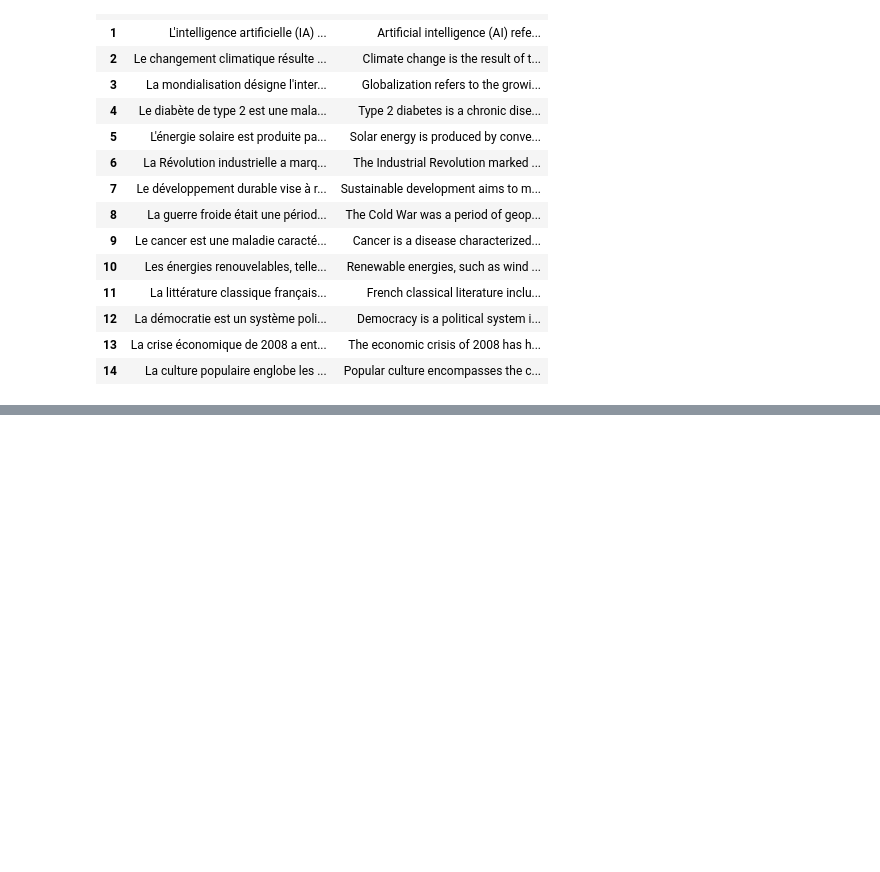
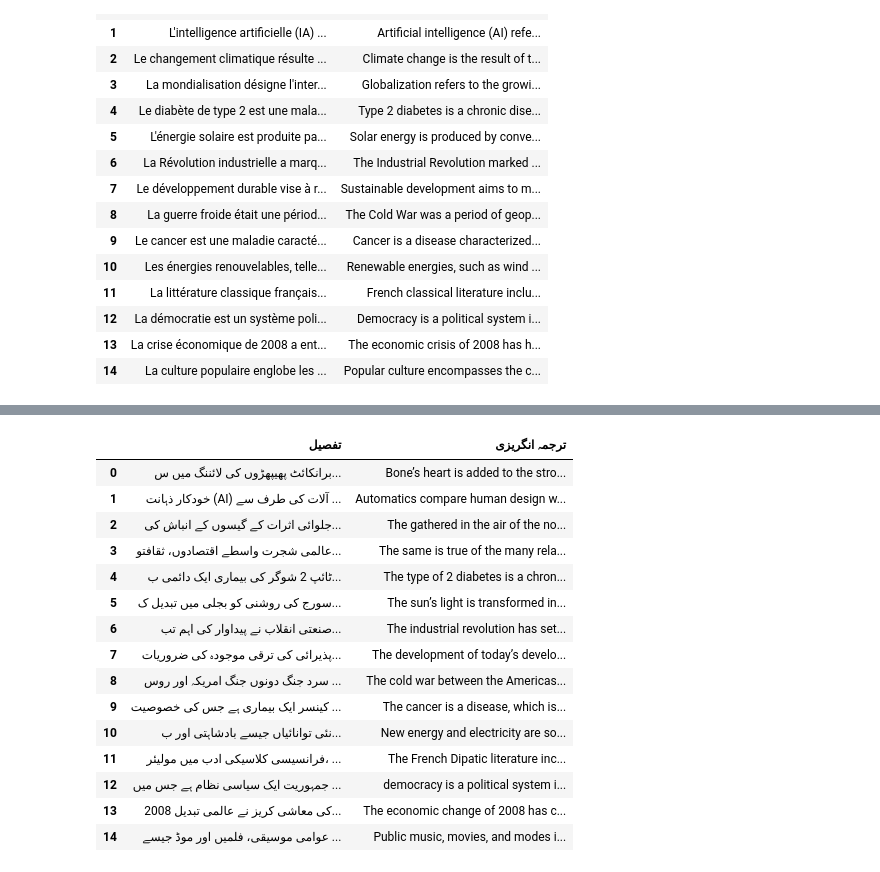
Before and after one commit to AtifQureshi110/BERT, a Jupyter notebook: translation_api_locked.ipynb, the cells around one changed output, grey strips where cells are left out. Drawn from its saved outputs; the diff is of its cells as text; code cells hidden in the pictures; blank space fills up the shorter version.

```diff
--- a/translation_api_locked.ipynb
+++ b/translation_api_locked.ipynb
@@ -154,0 +159,2 @@ df
+# %%
+translator = pipeline("translation", model="Helsinki-NLP/opus-mt-ur-en")
@@ -154,0 +169,23 @@ df
+# %%
+import pandas as pd
+
+data_urdu = [
+    "برانکائٹ پھیپھڑوں کی لائننگ میں سوزش ہوتی ہے جو پھیپھڑوں کو انفیضیہ کی بڑی لائننگ کے نام سے پکارا جاتا ہے جو پھیپھڑوں میں ہوتی ہے۔",
+    "خودکار ذہانت (AI) آلات کی طرف سے انسانی تشکیلی عملوں کی نقلی کیمیائیاً پروسیس کو موازنہ کرتا ہے۔",
+    "جلوائی اثرات کے گیسوں کے انباش کی انبلا ہوا میں جمع ہونے سے جوابی تبدیلیوں کو وجود میں لاتا ہے، جو جوابی تبدیلیوں کو پیدا کرتا ہے۔",
+    "عالمی شجرت واسطے اقتصادوں، ثقافتوں اور معاشرتوں کے بڑھتے ہوئے تعلقات کی مشابہت کو ظاہر کرتی ہے۔",
+    "ٹائپ 2 شوگر کی بیماری ایک دائمی بیماری ہے جو خود کو انسولن کی مزیدیت اور خون میں قند کی بلندی کی خصوصیات سے کرکٹ کرتی ہے۔",
+    "سورج کی روشنی کو بجلی میں تبدیل کرکے شمسی توانائی پیدا ہوتی ہے جس میں پینلز کی مدد سے کیا جاتا ہے۔",
+    "صنعتی انقلاب نے پیداوار کی اہم تبدیلی کی مدت کو نمونی اور دستی تراکیب سے منسلک کرنے کی ایک مدت معین کی۔",
+    "پذیرائی کی ترقی موجودہ کی ضروریات کو پورا کرنے کیلئے اور آنے والی نسلوں کے لئے وسائل کو خراب نہ کرنے کی خاطر کی جاتی ہے۔",
+    "سرد جنگ دونوں جنگ امریکہ اور روس کے درمیان بعد دومی جنگ عظیم میں بڑھتی جئے کو جوابی تناظر کا نام ہے۔",
+    "کینسر ایک بیماری ہے جس کی خصوصیت ہے کہ جسم کے انوکھی خلیوں کی غیر قابو کی جانے والی نشوونما ہوتی ہے۔",
+    "نئی توانائیاں جیسے بادشاہتی اور بجلی اندرونی توانائی اور مستدام توانائی کے ذرائع ہیں۔",
+    "فرانسیسی کلاسیکی ادب میں مولیئر، وولٹیئر اور وکٹر ہگو کی معروفی حاصل کرنے والی کتب شامل ہیں۔",
+    "جمہوریت ایک سیاسی نظام ہے جس میں قوت عوام کے ذریعے عموماً انتخابات کے ذریعے استعمال ہوتی ہے۔",
+    "2008 کی معاشی کریز نے عالمی تبدیلیوں کو پیدا کیا، جس نے مالیتی مارکیٹس اور ملازمت کو متاثر کیا۔",
+    "عوامی موسیقی، فلمیں اور موڈ جیسے مختار اصولوں کو شامل کرتی ہوئی عوامی ثقافت۔",]
+
+df_urdu = pd.DataFrame(data_urdu, columns=["تفصیل"])
+# Display the DataFrame in Urdu
+df_urdu
@@ -154,0 +209,6 @@ df
+# %%
+# loop is used to convert all frnech text in df into english with help of "translate_fr_en" which is instance of pipeline.
+translator_list = []
+for i in df_urdu['تفصیل']:
+  translated_text_ur_en = translator(i)[0]['translation_text']
+  translator_list.append(translated_text_ur_en)
@@ -154,0 +233,21 @@ df
+# %%
+df_urdu["ترجمہ انگریزی"] = translator_list
+# %%
+df_urdu
+# %% [output]
+|  | تفصیل | ترجمہ انگریزی |
+| 0 | برانکائٹ پھیپھڑوں کی لائننگ میں س... | Bone’s heart is added to the stro... |
+| 1 | خودکار ذہانت (AI) آلات کی طرف سے ... | Automatics compare human design w... |
+| 2 | جلوائی اثرات کے گیسوں کے انباش کی... | The gathered in the air of the no... |
+| 3 | عالمی شجرت واسطے اقتصادوں، ثقافتو... | The same is true of the many rela... |
+| 4 | ٹائپ 2 شوگر کی بیماری ایک دائمی ب... | The type of 2 diabetes is a chron... |
+| 5 | سورج کی روشنی کو بجلی میں تبدیل ک... | The sun’s light is transformed in... |
+| 6 | صنعتی انقلاب نے پیداوار کی اہم تب... | The industrial revolution has set... |
+| 7 | پذیرائی کی ترقی موجودہ کی ضروریات... | The development of today’s develo... |
+| 8 | سرد جنگ دونوں جنگ امریکہ اور روس ... | The cold war between the Americas... |
+| 9 | کینسر ایک بیماری ہے جس کی خصوصیت ... | The cancer is a disease, which is... |
+| 10 | نئی توانائیاں جیسے بادشاہتی اور ب... | New energy and electricity are so... |
+| 11 | فرانسیسی کلاسیکی ادب میں مولیئر، ... | The French Dipatic literature inc... |
+| 12 | جمہوریت ایک سیاسی نظام ہے جس میں ... | democracy is a political system i... |
+| 13 | 2008 کی معاشی کریز نے عالمی تبدیل... | The economic change of 2008 has c... |
+| 14 | عوامی موسیقی، فلمیں اور موڈ جیسے ... | Public music, movies, and modes i... |
```
Also changed, not shown: parts of 5 cells of this notebook.
